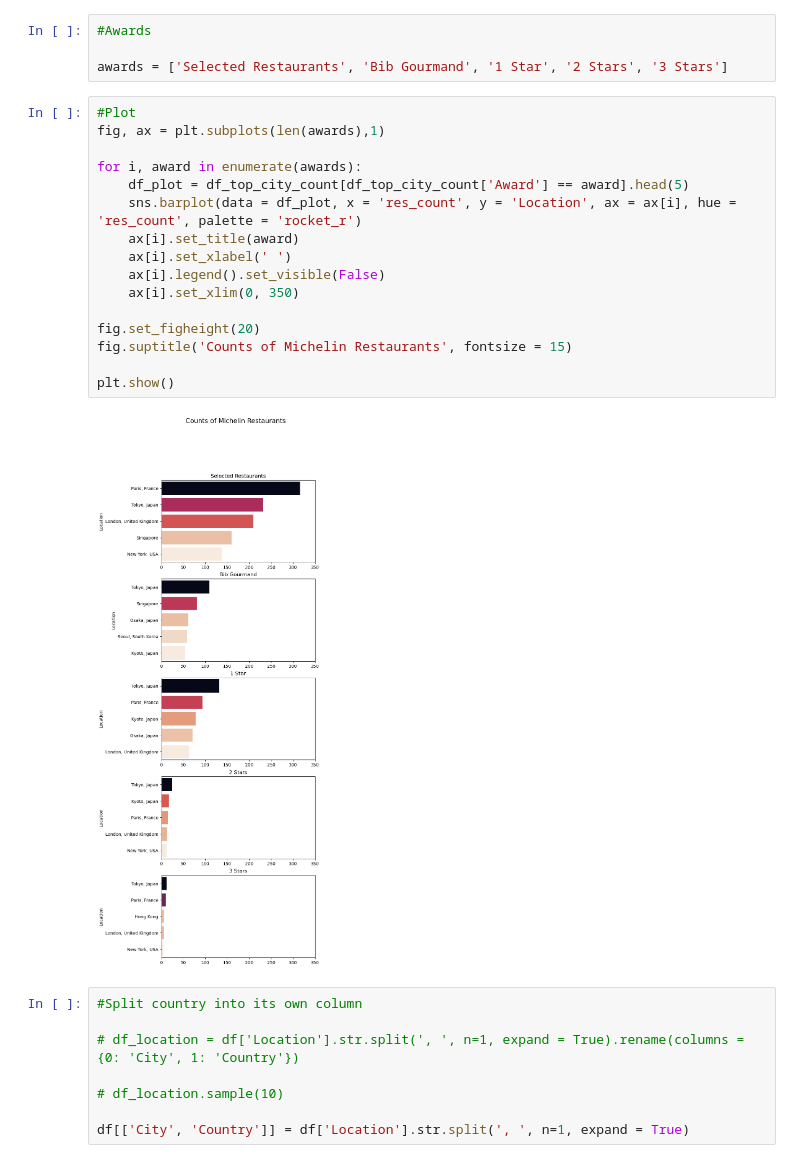
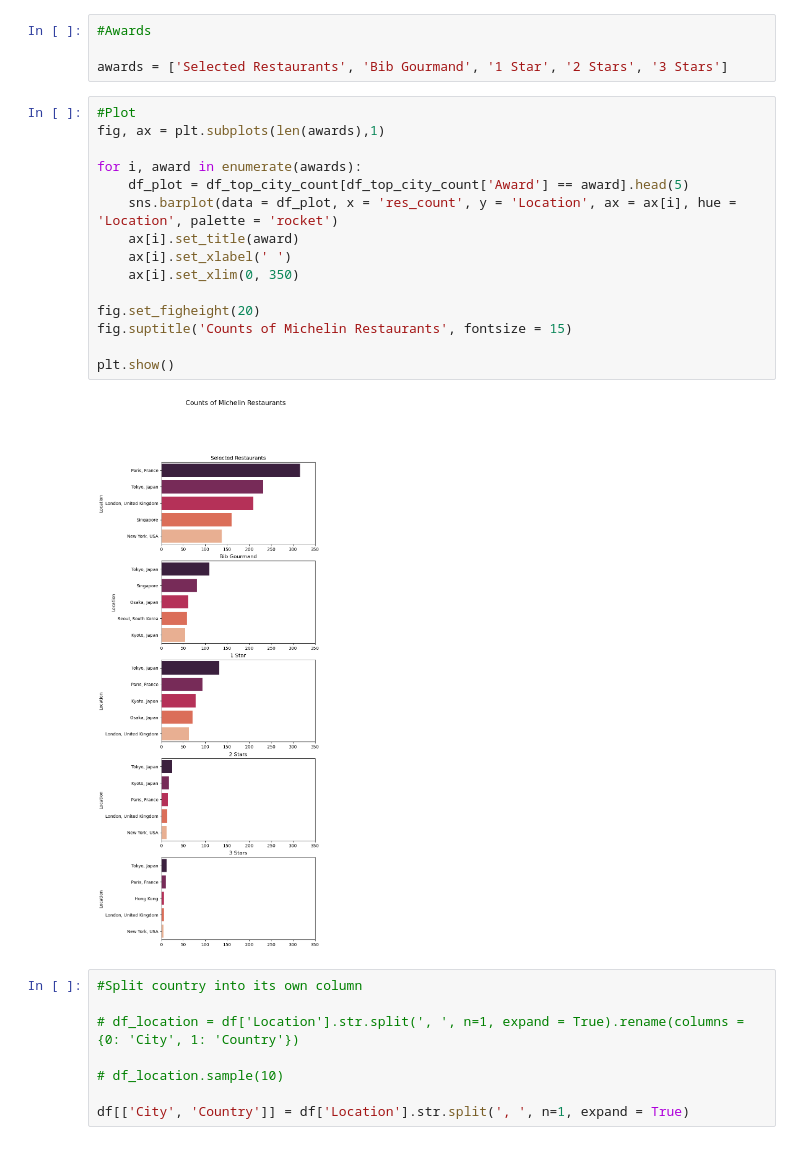
Before and after one commit to leungbonia/Python_Data_Projects, a Jupyter notebook: Own_Projects/2_Michelin_analysis.ipynb, the cells around one changed output. Drawn from its saved outputs; the diff is of its cells as text.

```diff
--- a/Own_Projects/2_Michelin_analysis.ipynb
+++ b/Own_Projects/2_Michelin_analysis.ipynb
@@ -94,21 +95,20 @@ awards = ['Selected Restaurants', 'Bib Gourmand', '1 Star', '2 Stars', '3 Stars'
 # %%
 #Plot
 fig, ax = plt.subplots(len(awards),1)
 
 for i, award in enumerate(awards):
     df_plot = df_top_city_count[df_top_city_count['Award'] == award].head(5)
-    sns.barplot(data = df_plot, x = 'res_count', y = 'Location', ax = ax[i], hue = 'res_count', palette = 'rocket_r')
+    sns.barplot(data = df_plot, x = 'res_count', y = 'Location', ax = ax[i], hue = 'Location', palette = 'rocket')
     ax[i].set_title(award)
     ax[i].set_xlabel(' ')
-    ax[i].legend().set_visible(False)
     ax[i].set_xlim(0, 350)
 
 fig.set_figheight(20)
 fig.suptitle('Counts of Michelin Restaurants', fontsize = 15)
 
 plt.show()
 # %% [output]
-[figure, old version]
+[figure, new version]
 # %%
 #Split country into its own column
 
```
Also changed, not shown: parts of 3 cells of this notebook.
